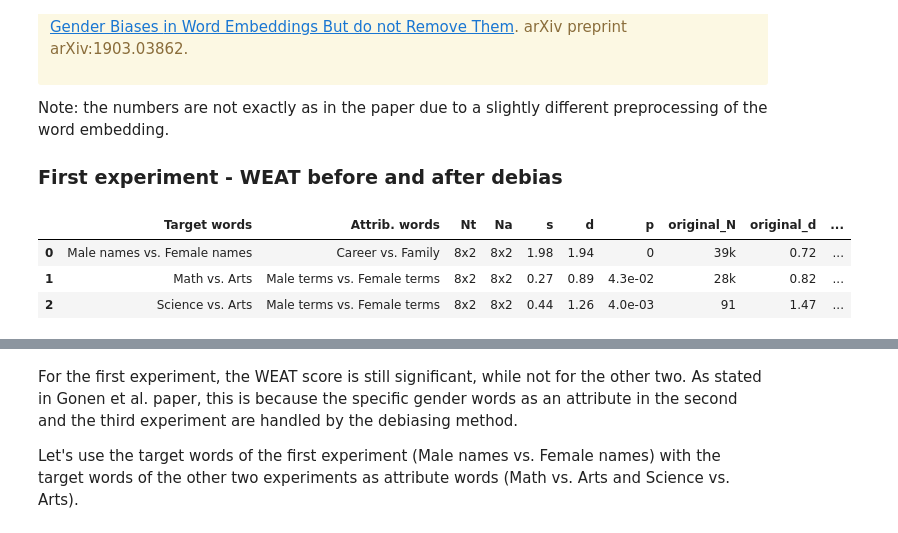
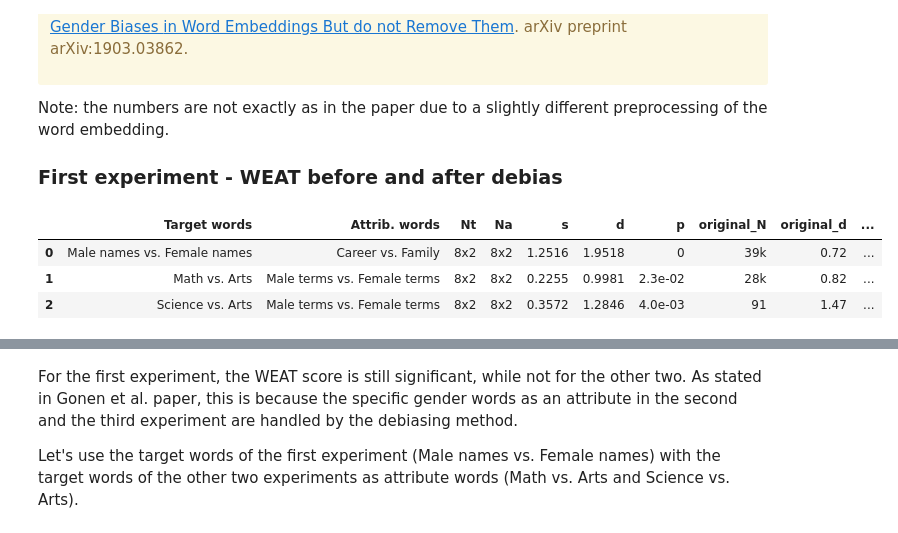
Before and after one commit to ResponsiblyAI/responsibly, a Jupyter notebook: docs/notebooks/demo-word-embedding-bias.ipynb, the cells around one changed output, grey strips where cells are left out. Saved outputs shown, nothing was run; the diff lists cells and outputs as text; code cells hidden in the pictures.

```diff
--- a/docs/notebooks/demo-word-embedding-bias.ipynb
+++ b/docs/notebooks/demo-word-embedding-bias.ipynb
@@ -555,14 +571,14 @@ Note: the numbers are not exactly as in the paper due to a slightly different pr
 # %%
 # before
 
 calc_all_weat(w2v_gender_bias_we.model, weat_data=(5, 6, 7),
               filter_by='model', with_original_finding=True,
-              with_pvalue=True, pvalue_kwargs={'method': 'approximate'})
+              with_pvalue=True)
 # %% [output]
 |  | Target words | Attrib. words | Nt | Na | s | d | p | original_N | original_d | ... |
-| 0 | Male names vs. Female names | Career vs. Family | 8x2 | 8x2 | 1.98 | 1.94 | 0 | 39k | 0.72 | ... |
-| 1 | Math vs. Arts | Male terms vs. Female terms | 8x2 | 8x2 | 0.27 | 0.89 | 4.3e-02 | 28k | 0.82 | ... |
-| 2 | Science vs. Arts | Male terms vs. Female terms | 8x2 | 8x2 | 0.44 | 1.26 | 4.0e-03 | 91 | 1.47 | ... |
+| 0 | Male names vs. Female names | Career vs. Family | 8x2 | 8x2 | 1.2516 | 1.9518 | 0 | 39k | 0.72 | ... |
+| 1 | Math vs. Arts | Male terms vs. Female terms | 8x2 | 8x2 | 0.2255 | 0.9981 | 2.3e-02 | 28k | 0.82 | ... |
+| 2 | Science vs. Arts | Male terms vs. Female terms | 8x2 | 8x2 | 0.3572 | 1.2846 | 4.0e-03 | 91 | 1.47 | ... |
 # %%
 # after
 
```
Also changed, not shown: parts of 18 cells of this notebook, 21 other files.
